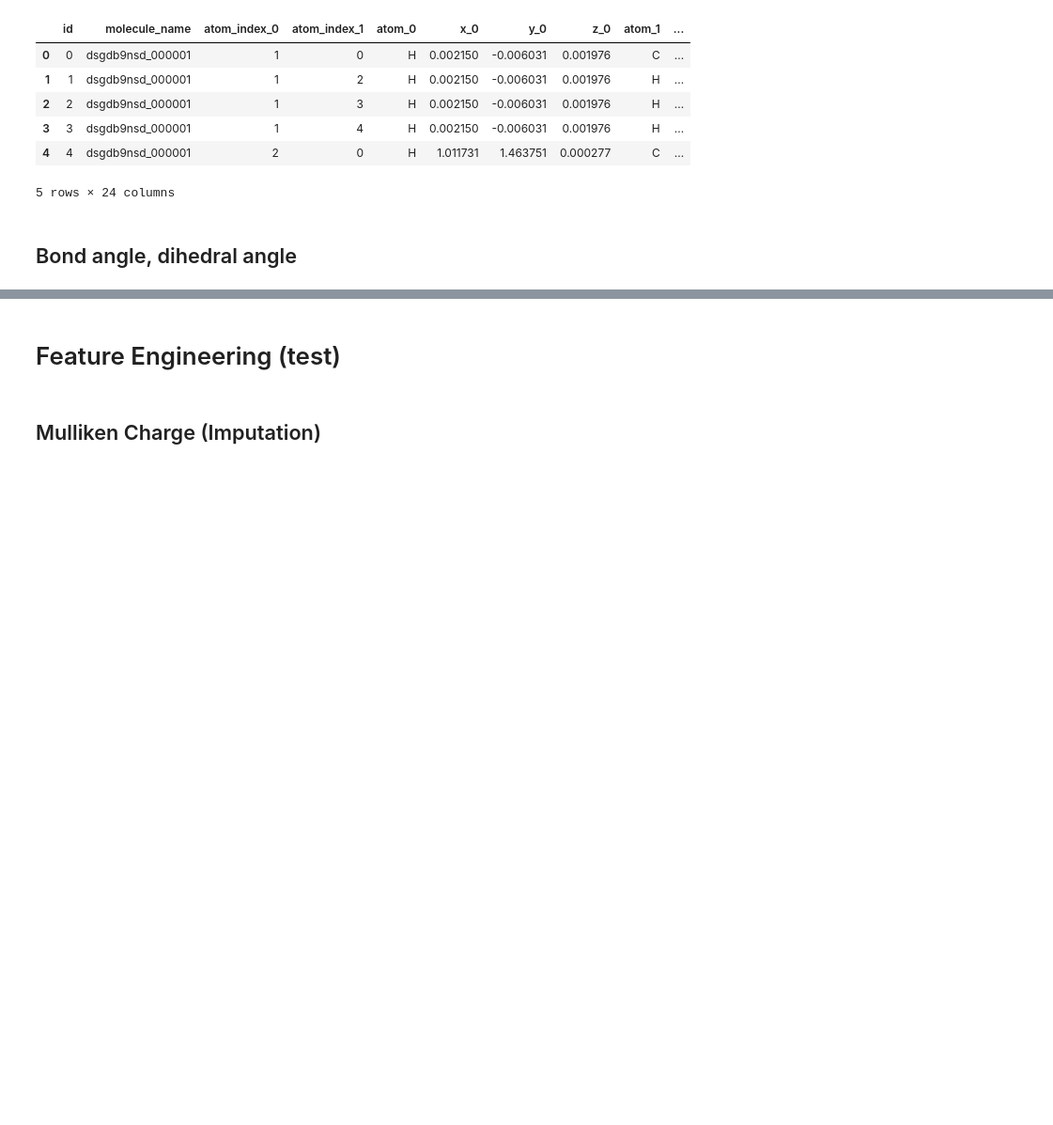
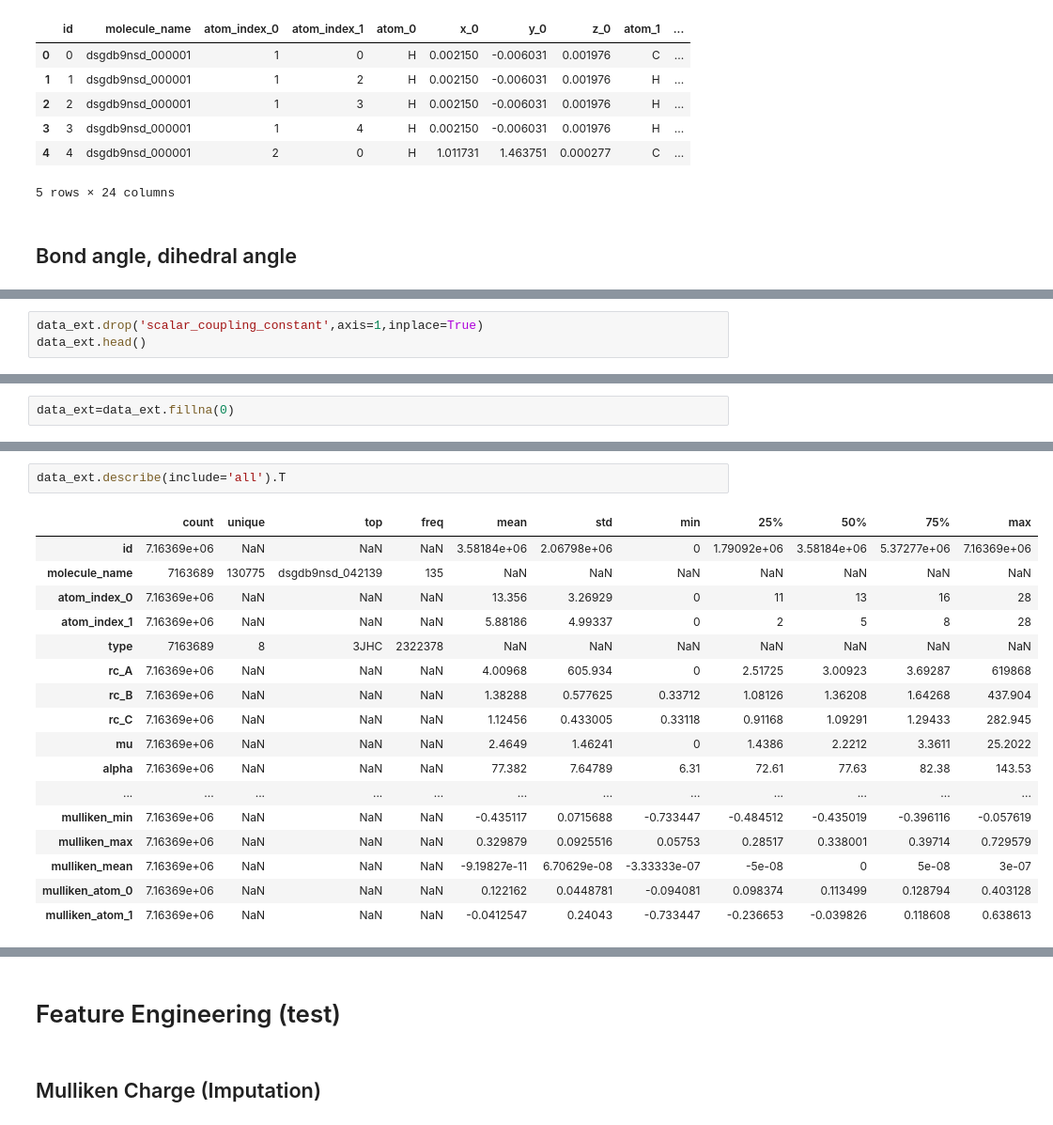
Before and after one commit to siddharth-ncl-work/kaggle_predicting_molecular_properties, a Jupyter notebook: c4_w2_feature_eng_v2.ipynb, the cells around one changed output, grey strips where cells are left out. Shown: that part at 94% size. Drawn from its saved outputs; the diff is of its cells as text; blank space fills up the shorter version.

```diff
--- a/c4_w2_feature_eng_v2.ipynb
+++ b/c4_w2_feature_eng_v2.ipynb
@@ -395,0 +461,3 @@ train.head()
+# %%
+data_ext.drop('scalar_coupling_constant',axis=1,inplace=True)
+data_ext.head()
@@ -395,0 +471,2 @@ train.head()
+# %%
+data_ext=data_ext.fillna(0)
@@ -395,0 +493,20 @@ train.head()
+# %%
+data_ext.describe(include='all').T
+# %% [output]
+|  | count | unique | top | freq | mean | std | min | 25% | 50% | 75% | max |
+| id | 7.16369e+06 | NaN | NaN | NaN | 3.58184e+06 | 2.06798e+06 | 0 | 1.79092e+06 | 3.58184e+06 | 5.37277e+06 | 7.16369e+06 |
+| molecule_name | 7163689 | 130775 | dsgdb9nsd_042139 | 135 | NaN | NaN | NaN | NaN | NaN | NaN | NaN |
+| atom_index_0 | 7.16369e+06 | NaN | NaN | NaN | 13.356 | 3.26929 | 0 | 11 | 13 | 16 | 28 |
+| atom_index_1 | 7.16369e+06 | NaN | NaN | NaN | 5.88186 | 4.99337 | 0 | 2 | 5 | 8 | 28 |
+| type | 7163689 | 8 | 3JHC | 2322378 | NaN | NaN | NaN | NaN | NaN | NaN | NaN |
+| rc_A | 7.16369e+06 | NaN | NaN | NaN | 4.00968 | 605.934 | 0 | 2.51725 | 3.00923 | 3.69287 | 619868 |
+| rc_B | 7.16369e+06 | NaN | NaN | NaN | 1.38288 | 0.577625 | 0.33712 | 1.08126 | 1.36208 | 1.64268 | 437.904 |
+| rc_C | 7.16369e+06 | NaN | NaN | NaN | 1.12456 | 0.433005 | 0.33118 | 0.91168 | 1.09291 | 1.29433 | 282.945 |
+| mu | 7.16369e+06 | NaN | NaN | NaN | 2.4649 | 1.46241 | 0 | 1.4386 | 2.2212 | 3.3611 | 25.2022 |
+| alpha | 7.16369e+06 | NaN | NaN | NaN | 77.382 | 7.64789 | 6.31 | 72.61 | 77.63 | 82.38 | 143.53 |
+| ... | ... | ... | ... | ... | ... | ... | ... | ... | ... | ... | ... |
+| mulliken_min | 7.16369e+06 | NaN | NaN | NaN | -0.435117 | 0.0715688 | -0.733447 | -0.484512 | -0.435019 | -0.396116 | -0.057619 |
+| mulliken_max | 7.16369e+06 | NaN | NaN | NaN | 0.329879 | 0.0925516 | 0.05753 | 0.28517 | 0.338001 | 0.39714 | 0.729579 |
+| mulliken_mean | 7.16369e+06 | NaN | NaN | NaN | -9.19827e-11 | 6.70629e-08 | -3.33333e-07 | -5e-08 | 0 | 5e-08 | 3e-07 |
+| mulliken_atom_0 | 7.16369e+06 | NaN | NaN | NaN | 0.122162 | 0.0448781 | -0.094081 | 0.098374 | 0.113499 | 0.128794 | 0.403128 |
+| mulliken_atom_1 | 7.16369e+06 | NaN | NaN | NaN | -0.0412547 | 0.24043 | -0.733447 | -0.236653 | -0.039826 | 0.118608 | 0.638613 |
```
Also changed, not shown: parts of 26 cells of this notebook.
